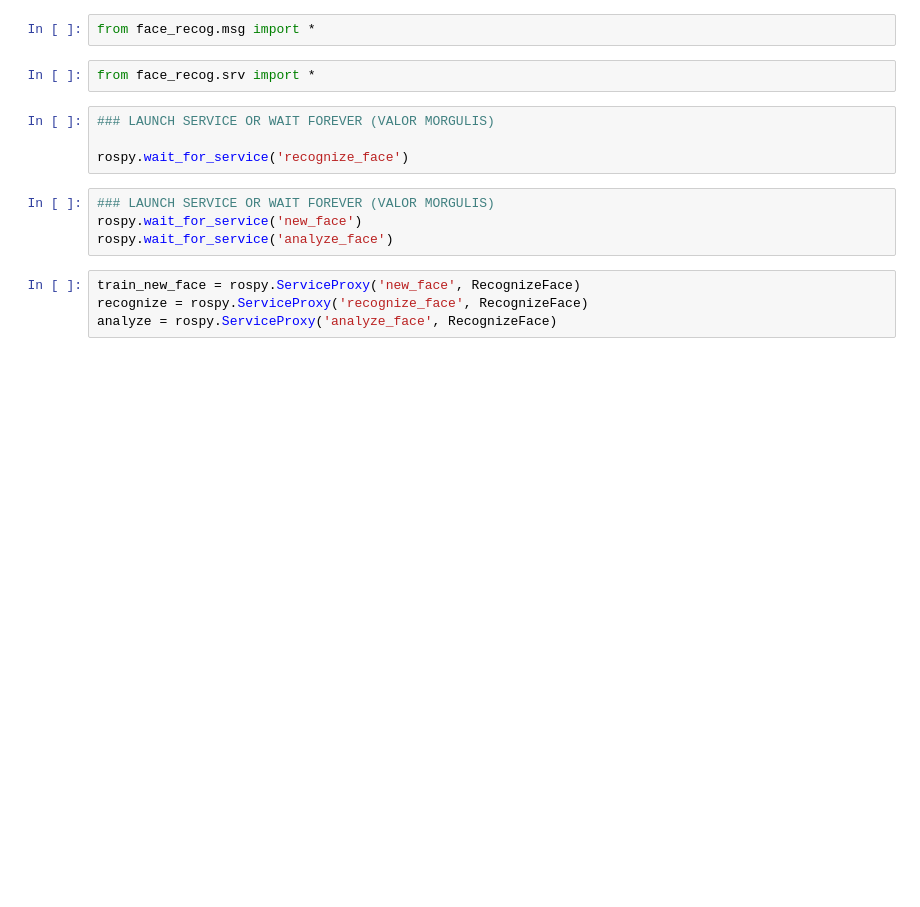
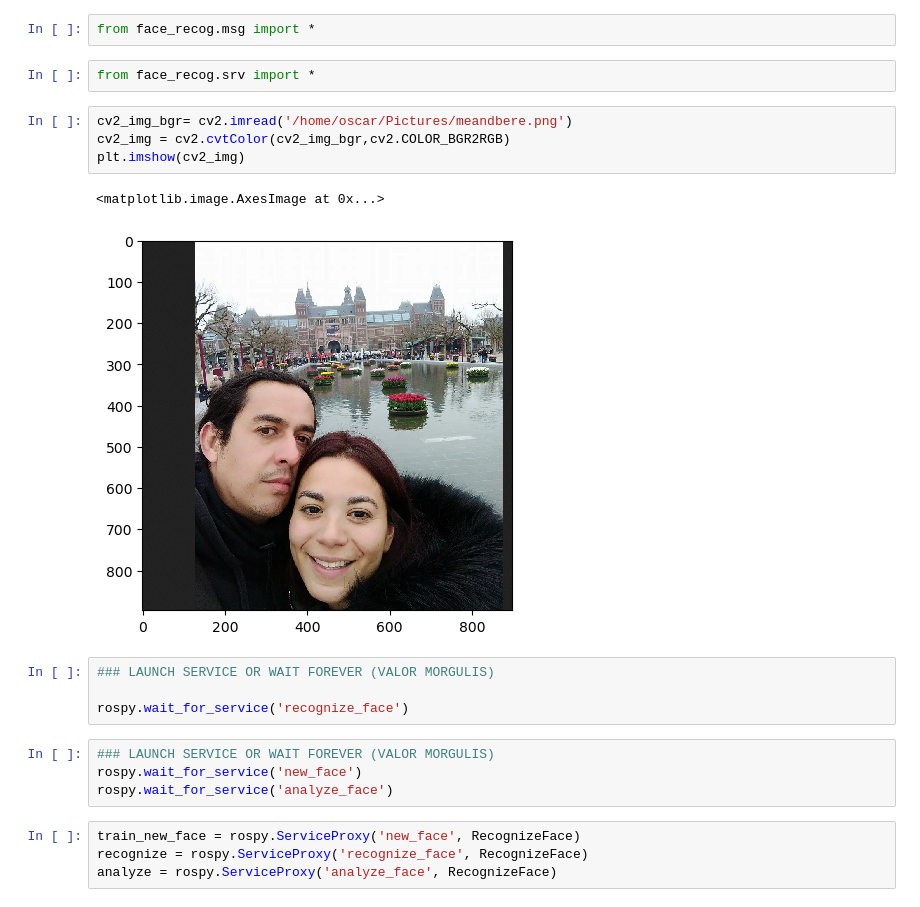
Before and after one commit to takeshi-pumas/catkin_extras, a Jupyter notebook: src/smaches/How_to_use_face_recog_deepface_serverasdasd.ipynb, the cells around one changed output. Cells and saved outputs as stored; diff of their text form; blank space fills up the shorter version.

```diff
--- a/src/smaches/How_to_use_face_recog_deepface_serverasdasd.ipynb
+++ b/src/smaches/How_to_use_face_recog_deepface_serverasdasd.ipynb
@@ -203,6 +163,13 @@ image=np.copy(cv2_img)
 from face_recog.msg import *
 # %%
 from face_recog.srv import *
+# %%
+cv2_img_bgr= cv2.imread('/home/oscar/Pictures/meandbere.png')
+cv2_img = cv2.cvtColor(cv2_img_bgr,cv2.COLOR_BGR2RGB)
+plt.imshow(cv2_img)
+# %% [output]
+<matplotlib.image.AxesImage at 0x...>
+[figure, added]
 # %%
 ### LAUNCH SERVICE OR WAIT FOREVER (VALOR MORGULIS)
 
```
Also changed, not shown: parts of 27 cells of this notebook, 1 other file.
